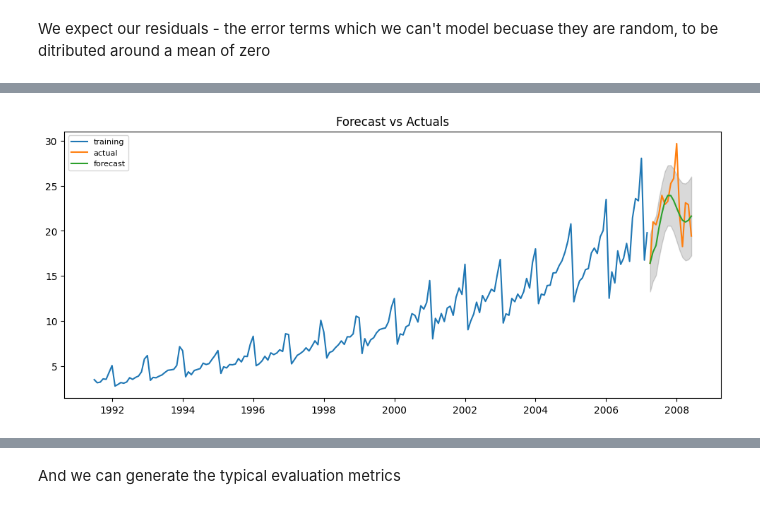
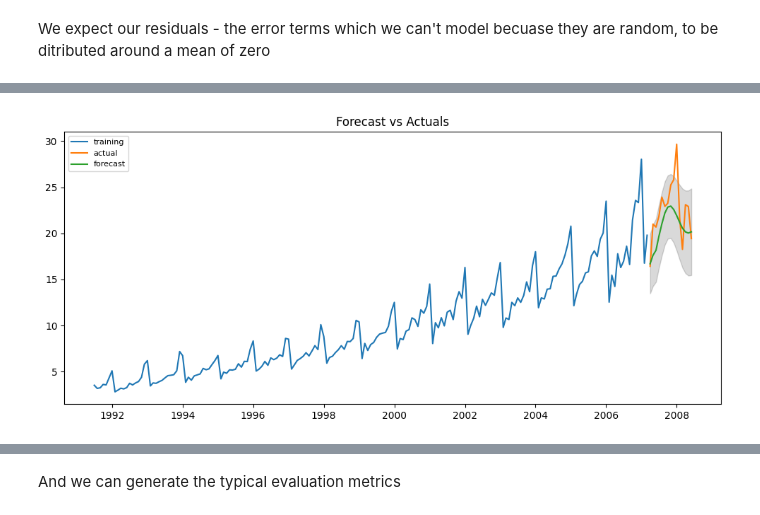
Before and after one commit to IanSkapin/DataAnalytics, a Jupyter notebook: modeling-and-visualisation/regression-analysis/linear-models.ipynb, the cells around one changed output, grey strips where cells are left out. Drawn from its saved outputs; the diff is of its cells as text; code cells hidden in the pictures.

```diff
--- a/modeling-and-visualisation/regression-analysis/linear-models.ipynb
+++ b/modeling-and-visualisation/regression-analysis/linear-models.ipynb
@@ -530,30 +580,33 @@ test = df.value[189:]
 # we are only going to forecast using 15 instances of the series to set len(test) = 15
 # %%
 # Build Model
+from statsmodels.tsa.arima.model import ARIMA
+import matplotlib.pyplot as plt
+import pandas as pd
 
 model = ARIMA(train, order=(3, 1, 2))
 
-# This model lags on 3 past values, on a difference times series (once), and
-# two lags on residuals for moving average
-fitted = model.fit(disp=-1)
+fitted = model.fit()
 
 # Forecast
-fc, se, conf = fitted.forecast(len(test), alpha=0.05)  # 95% conf
+forecast = fitted.get_forecast(steps=len(test))
+fc = forecast.predicted_mean
+conf = forecast.conf_int(alpha=0.05)  # 95% conf
 
 # Make as pandas series
 fc_series = pd.Series(fc, index=test.index)
-lower_series = pd.Series(conf[:, 0], index=test.index)
-upper_series = pd.Series(conf[:, 1], index=test.index)
+lower_series = pd.Series(conf.iloc[:, 0], index=test.index)
+upper_series = pd.Series(conf.iloc[:, 1], index=test.index)
 
 # Plot
 plt.figure(figsize=(12,5), dpi=100)
 plt.plot(train, label='training')
 plt.plot(test, label='actual')
 plt.plot(fc_series, label='forecast')
 plt.fill_between(lower_series.index, lower_series, upper_series,
                  color='k', alpha=.15)
 plt.title('Forecast vs Actuals')
 plt.legend(loc='upper left', fontsize=8)
 plt.show()
 # %% [output]
-[figure, old version]
+[figure, new version]
```
Also changed, not shown: parts of 50 cells of this notebook.
